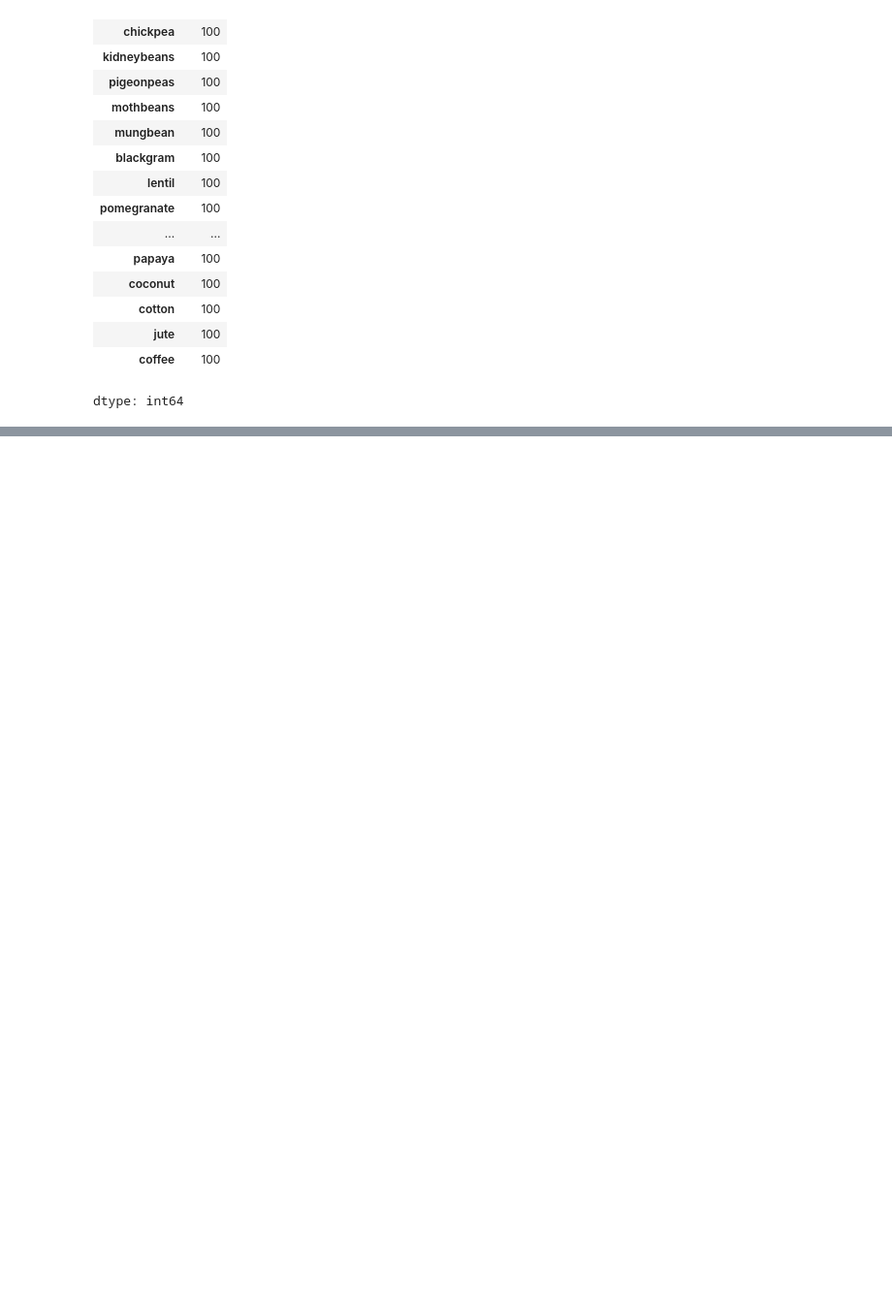
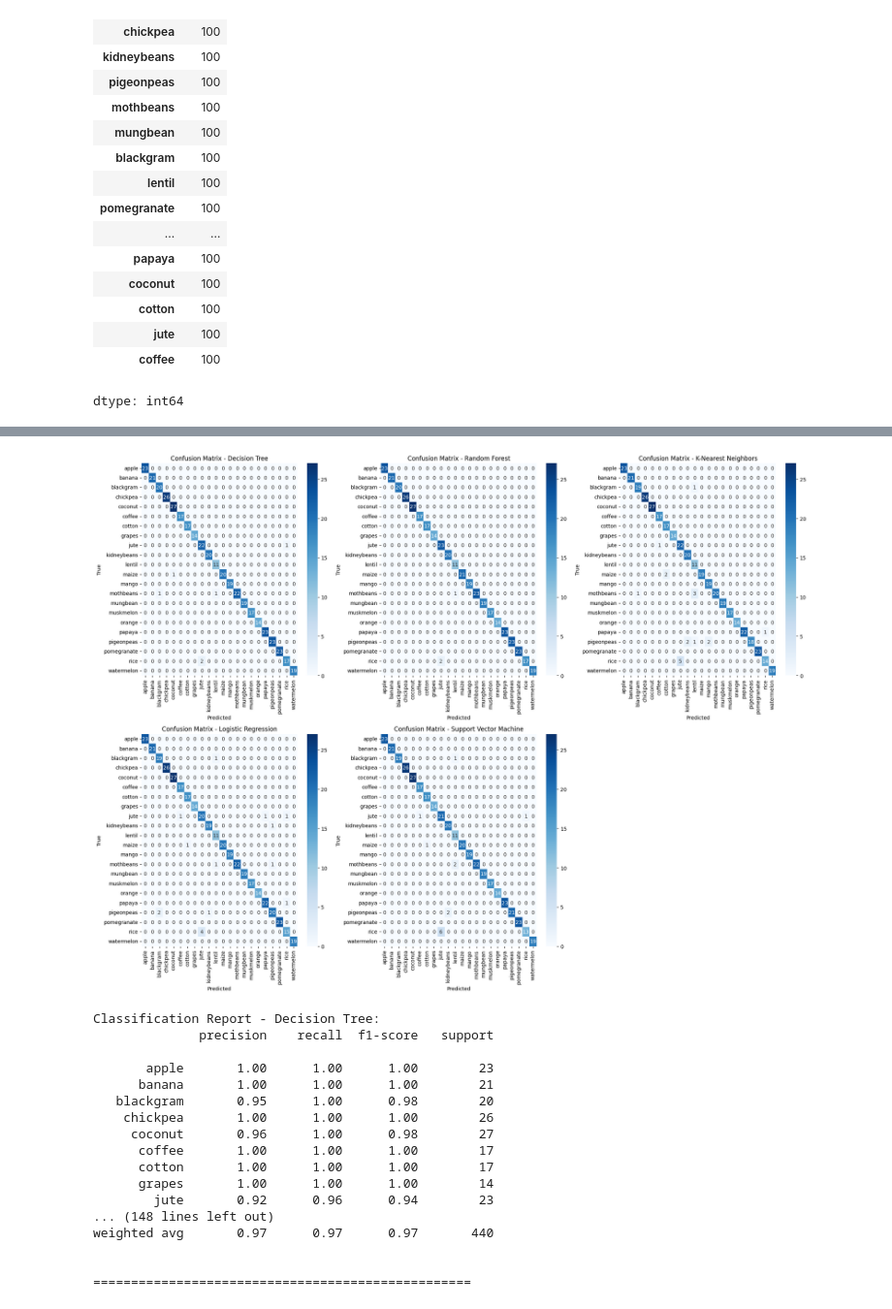
Before and after one commit to kailashchaudhary-p/Data-Science-Learning, a Jupyter notebook: Agri_Advisor.ipynb, the cells around one changed output, grey strips where cells are left out. Shown at 97% size. Drawn from its saved outputs; the diff is of its cells as text; code cells hidden in the pictures; blank space fills up the shorter version.

```diff
--- a/Agri_Advisor.ipynb
+++ b/Agri_Advisor.ipynb
@@ -115,0 +191,36 @@ plt.show()
+# %%
+import seaborn as sns
+# Visualize Confusion Matrices
+plt.figure(figsize=(20, 15))
+for i, (name, data) in enumerate(results.items()):
+    plt.subplot(2, 3, i + 1)
+    sns.heatmap(data['confusion_matrix'], annot=True, fmt='d', cmap='Blues', xticklabels=le.classes_, yticklabels=le.classes_)
+    plt.title(f'Confusion Matrix - {name}')
+    plt.xlabel('Predicted')
+    plt.ylabel('True')
+plt.tight_layout()
+plt.show()
+
+# Print Classification Reports
+for name, data in results.items():
+    print(f"Classification Report - {name}:\n{data['classification_report']}")
+    print("\n" + "="*50 + "\n")
+# %% [output]
+[figure, added]
+Classification Report - Decision Tree:
+              precision    recall  f1-score   support
+
+       apple       1.00      1.00      1.00        23
+      banana       1.00      1.00      1.00        21
+   blackgram       0.95      1.00      0.98        20
+    chickpea       1.00      1.00      1.00        26
+     coconut       0.96      1.00      0.98        27
+      coffee       1.00      1.00      1.00        17
+      cotton       1.00      1.00      1.00        17
+      grapes       1.00      1.00      1.00        14
+        jute       0.92      0.96      0.94        23
+... (148 lines left out)
+weighted avg       0.97      0.97      0.97       440
+
+
+==================================================
```
Also changed, not shown: parts of 25 cells of this notebook.
